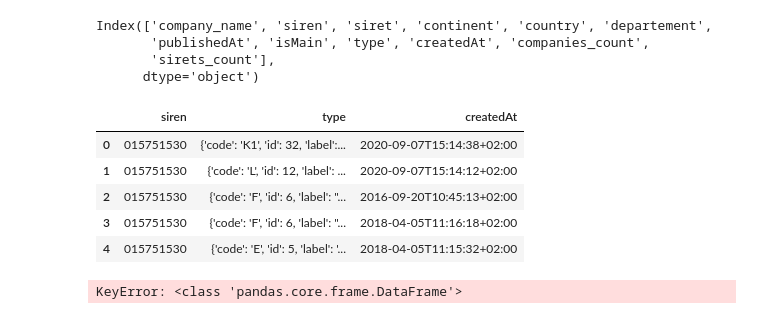
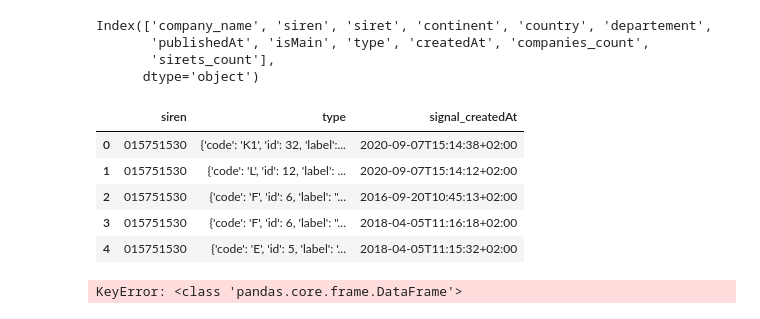
Before and after one commit to dev-labarre/ose-main, a Jupyter notebook: notebooks/knn_topdrop.ipynb, the cells around one changed output. Drawn from its saved outputs; the diff is of its cells as text; code cells hidden in the pictures.

```diff
--- a/notebooks/knn_topdrop.ipynb
+++ b/notebooks/knn_topdrop.ipynb
@@ -256,10 +256,11 @@ Index(['company_name', 'siren', 'siret', 'continent', 'country', 'departement',
       dtype='object')
 # %%
 # Prepare signals
-signals_feat = df_signals[['siren', 'type', 'createdAt']].copy()
-signals_feat.head()
+df_signals_feat = df_signals[['siren', 'type', 'createdAt']].copy()
+df_signals_feat = df_signals_feat.rename(columns={'createdAt': 'signal_createdAt'})
+df_signals_feat.head()
 # %% [output]
-|  | siren | type | createdAt |
+|  | siren | type | signal_createdAt |
 | 0 | 015751530 | {'code': 'K1', 'id': 32, 'label':... | 2020-09-07T15:14:38+02:00 |
 | 1 | 015751530 | {'code': 'L', 'id': 12, 'label': ... | 2020-09-07T15:14:12+02:00 |
 | 2 | 015751530 | {'code': 'F', 'id': 6, 'label': "... | 2016-09-20T10:45:13+02:00 |
```
Also changed, not shown: parts of 11 cells of this notebook.
